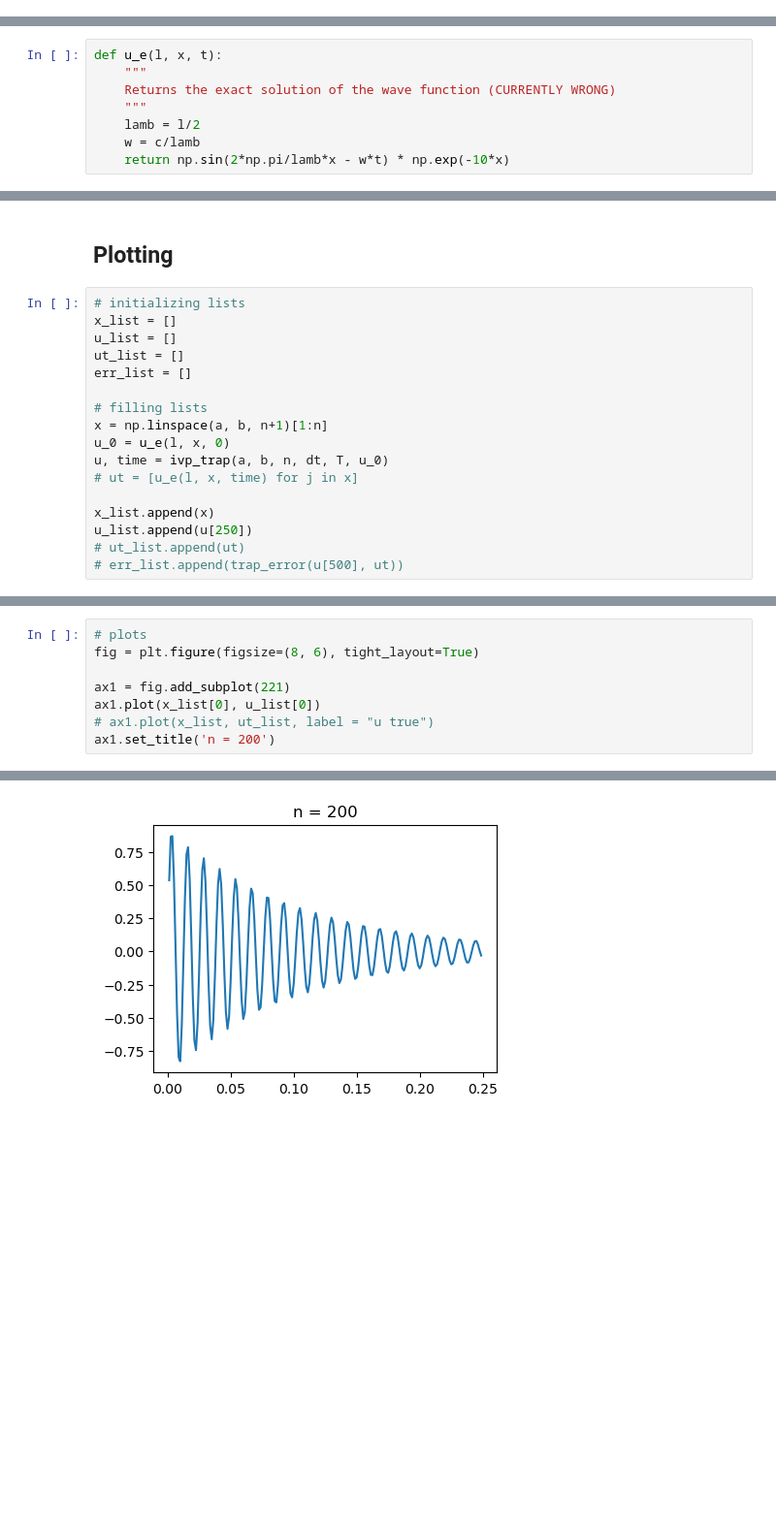
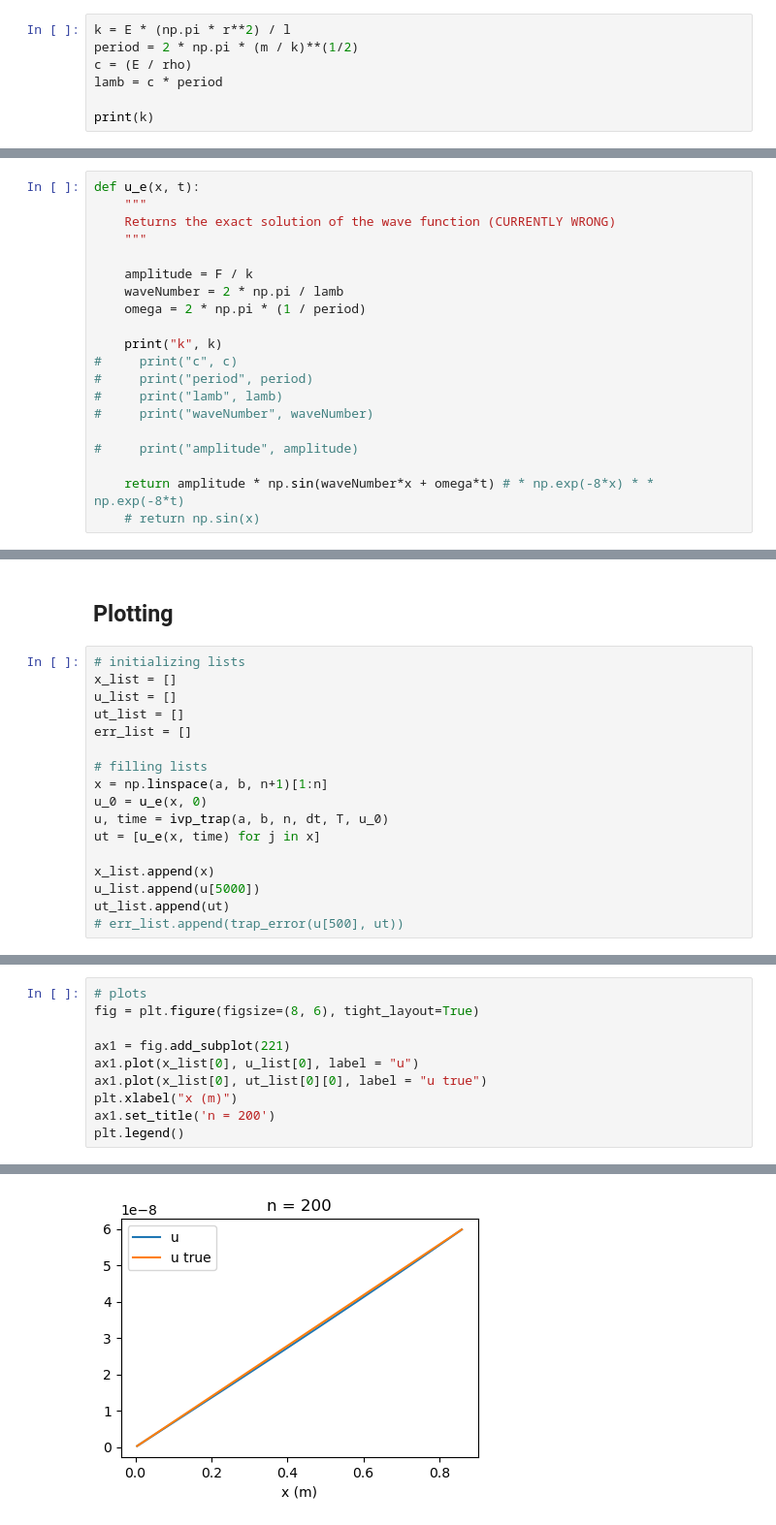
Before and after one commit to agesite2/AE320GP2, a Jupyter notebook: project2.ipynb, the cells around one changed output, grey strips where cells are left out. Shown: that part at 97% size. Saved outputs shown, nothing was run; the diff lists cells and outputs as text; blank space fills up the shorter version.

```diff
--- a/project2.ipynb
+++ b/project2.ipynb
@@ -17,0 +23,7 @@ dt = 10**-3
+# %%
+k = E * (np.pi * r**2) / l
+period = 2 * np.pi * (m / k)**(1/2)
+c = (E / rho)
+lamb = c * period
+
+print(k)
@@ -20,8 +43,20 @@ dt = 10**-3
 # %%
-def u_e(l, x, t):
+def u_e(x, t):
     """
     Returns the exact solution of the wave function (CURRENTLY WRONG)
     """
-    lamb = l/2
-    w = c/lamb
-    return np.sin(2*np.pi/lamb*x - w*t) * np.exp(-10*x)
+
+    amplitude = F / k
+    waveNumber = 2 * np.pi / lamb
+    omega = 2 * np.pi * (1 / period)
+
+    print("k", k)
+#     print("c", c)
+#     print("period", period)
+#     print("lamb", lamb)
+#     print("waveNumber", waveNumber)
+
+#     print("amplitude", amplitude)
+
+    return amplitude * np.sin(waveNumber*x + omega*t) # * np.exp(-8*x) * * np.exp(-8*t)
+    # return np.sin(x)
@@ -68,11 +106,11 @@ err_list = []
 
 # filling lists
 x = np.linspace(a, b, n+1)[1:n]
-u_0 = u_e(l, x, 0)
+u_0 = u_e(x, 0)
 u, time = ivp_trap(a, b, n, dt, T, u_0)
-# ut = [u_e(l, x, time) for j in x]
+ut = [u_e(x, time) for j in x]
 
 x_list.append(x)
-u_list.append(u[250])
-# ut_list.append(ut)
+u_list.append(u[5000])
+ut_list.append(ut)
 # err_list.append(trap_error(u[500], ut))
@@ -81,7 +137,9 @@ u_list.append(u[250])
 fig = plt.figure(figsize=(8, 6), tight_layout=True)
 
 ax1 = fig.add_subplot(221)
-ax1.plot(x_list[0], u_list[0])
-# ax1.plot(x_list, ut_list, label = "u true")
+ax1.plot(x_list[0], u_list[0], label = "u")
+ax1.plot(x_list[0], ut_list[0][0], label = "u true")
+plt.xlabel("x (m)")
 ax1.set_title('n = 200')
+plt.legend()
 # %% [output]
@@ -89 +147 @@ Text(0.5, 1.0, 'n = 200')
-[figure, old version]
+[figure, new version]
```
Also changed, not shown: parts of 10 cells of this notebook.
